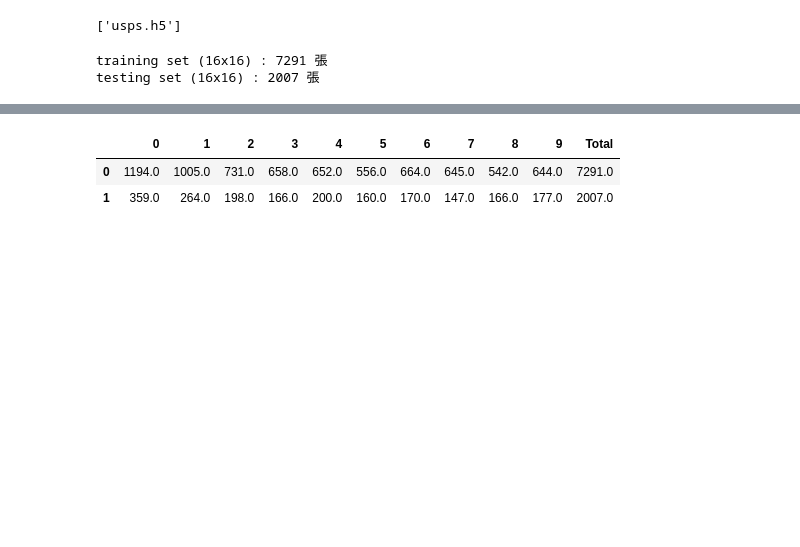
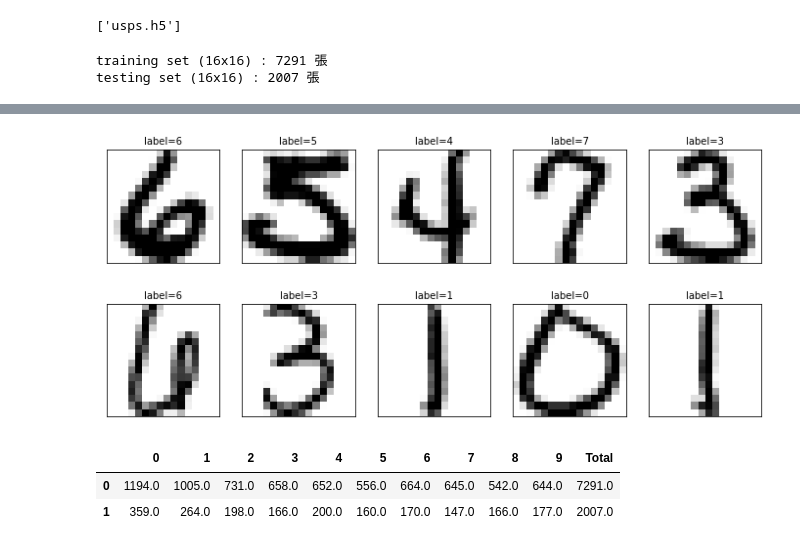
Before and after one commit to Chris99252/NCUC-DataAnalysis, a Jupyter notebook: HW2-HandWritter.ipynb, the cells around one changed output, grey strips where cells are left out. Cells and saved outputs as stored; diff of their text form; code cells hidden in the pictures; blank space fills up the shorter version.

```diff
--- a/HW2-HandWritter.ipynb
+++ b/HW2-HandWritter.ipynb
@@ -20,0 +29,19 @@ def getUspDataSet(path):
+# %%
+import matplotlib.pyplot as plt
+
+def plot_images_labels_prediction(images,labels,
+                                  prediction,idx,num=10):
+    fig = plt.gcf()
+    fig.set_size_inches(12, 14)
+    if num>25: num=25
+    for i in range(0, num):
+        ax=plt.subplot(5,5, 1+i)
+        ax.imshow(images.iloc[idx, np.arange(0, 256)].as_matrix().reshape([16, 16]), cmap='binary')
+        title= "label=" +str(labels.iloc[idx,0])
+        if len(prediction)>0:
+            title+=",predict="+str(prediction.iloc[idx,0])
+
+        ax.set_title(title,fontsize=10)
+        ax.set_xticks([]);ax.set_yticks([])
+        idx+=1
+    plt.show()
@@ -31,3 +67,7 @@ x_Test_data = pd.concat([pd.DataFrame(x_Test),pd.DataFrame(y_Test, columns=['dig
+# %%
+plot_images_labels_prediction(x_Train_data.loc[:,np.arange(0, 256)], x_Train_data.loc[:,['digital']],[],0,)
+# %% [output]
+[figure, added]
 # %%
 feature_names = np.array(['0', '1', '2', '3', '4', '5', '6', '7', '8', '9', 'Total'])
 
```
Also changed, not shown: parts of 32 cells of this notebook.
